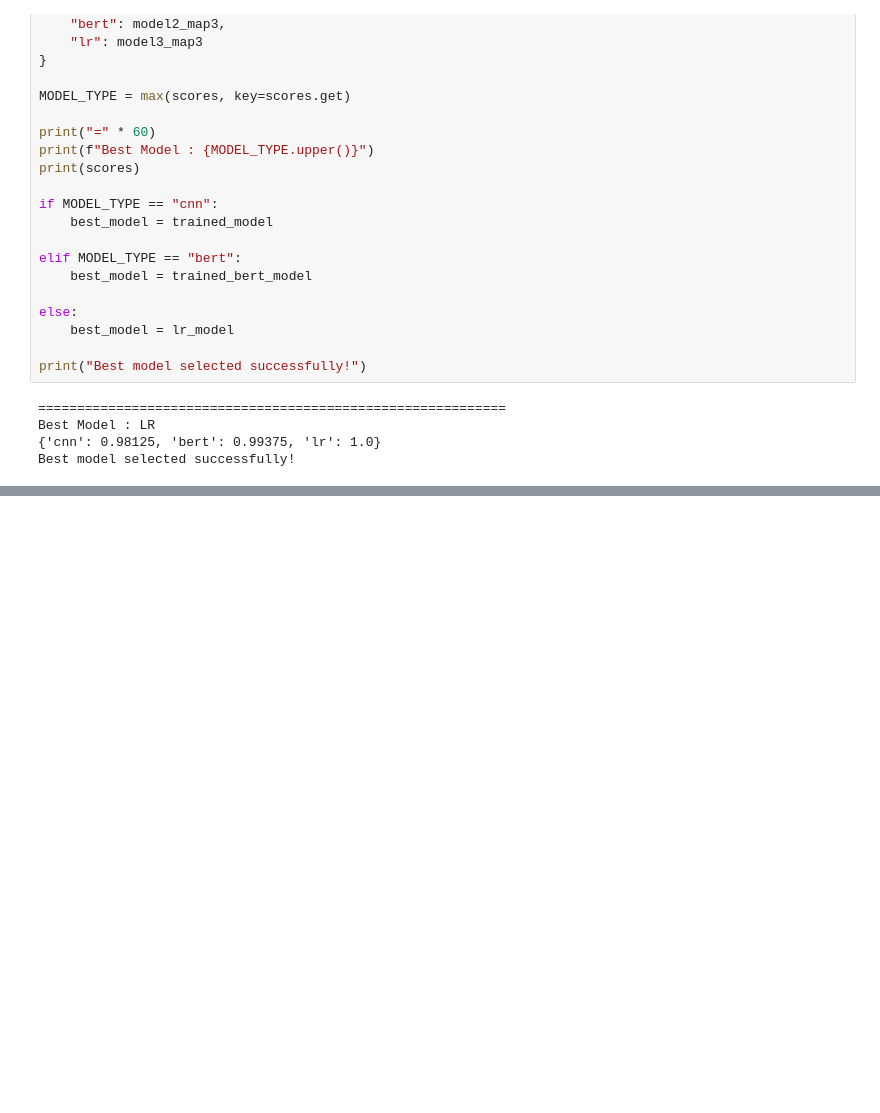
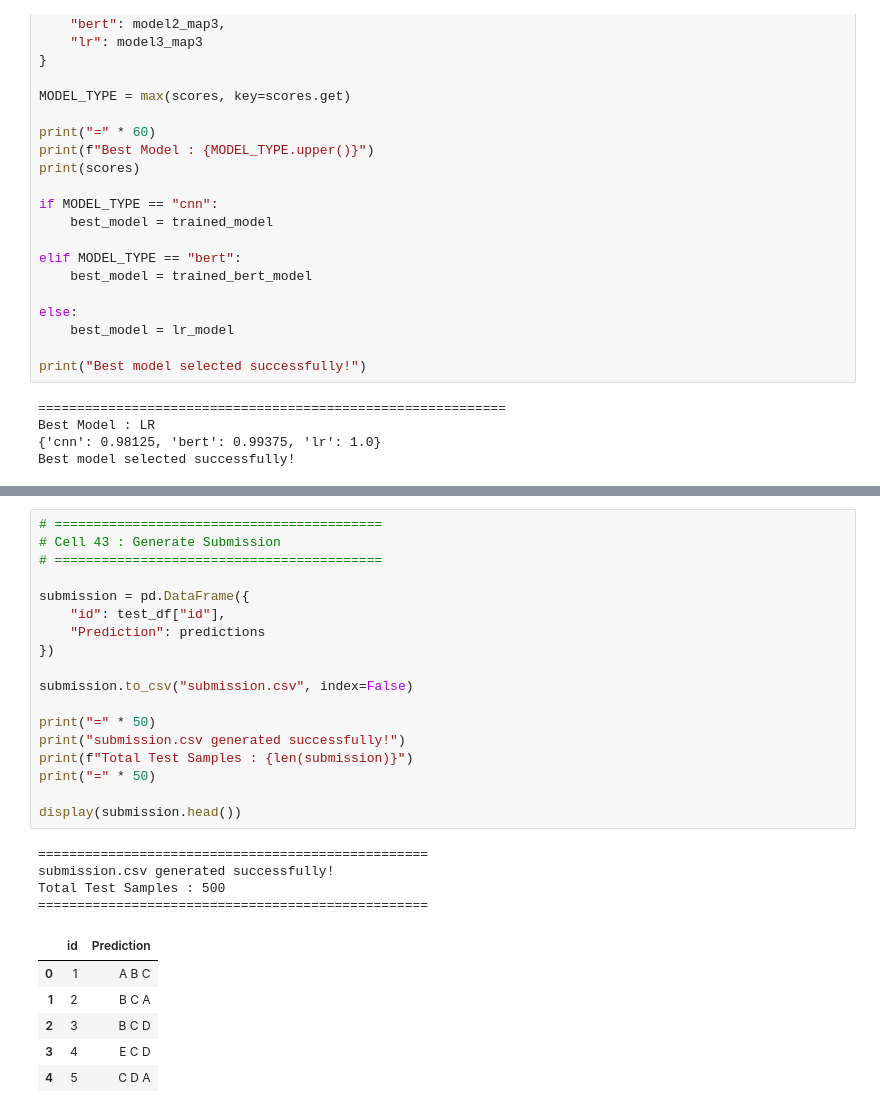
Before and after one commit to rajeevpatel090/dl-23f3002112-notebook-t22026, a Jupyter notebook: notebooks/dl-23f3002112-notebook-t22026.ipynb, the cells around one changed output, grey strips where cells are left out. Drawn from its saved outputs; the diff is of its cells as text; blank space fills up the shorter version.

```diff
--- a/notebooks/dl-23f3002112-notebook-t22026.ipynb
+++ b/notebooks/dl-23f3002112-notebook-t22026.ipynb
@@ -1517,0 +1574,29 @@ AttributeError: 'tuple' object has no attribute 'eval'
+# %%
+# ==========================================
+# Cell 43 : Generate Submission
+# ==========================================
+
+submission = pd.DataFrame({
+    "id": test_df["id"],
+    "Prediction": predictions
+})
+
+submission.to_csv("submission.csv", index=False)
+
+print("=" * 50)
+print("submission.csv generated successfully!")
+print(f"Total Test Samples : {len(submission)}")
+print("=" * 50)
+
+display(submission.head())
+# %% [output]
+==================================================
+submission.csv generated successfully!
+Total Test Samples : 500
+==================================================
+|  | id | Prediction |
+| 0 | 1 | A B C |
+| 1 | 2 | B C A |
+| 2 | 3 | B C D |
+| 3 | 4 | E C D |
+| 4 | 5 | C D A |
```
Also changed, not shown: parts of 8 cells of this notebook.
